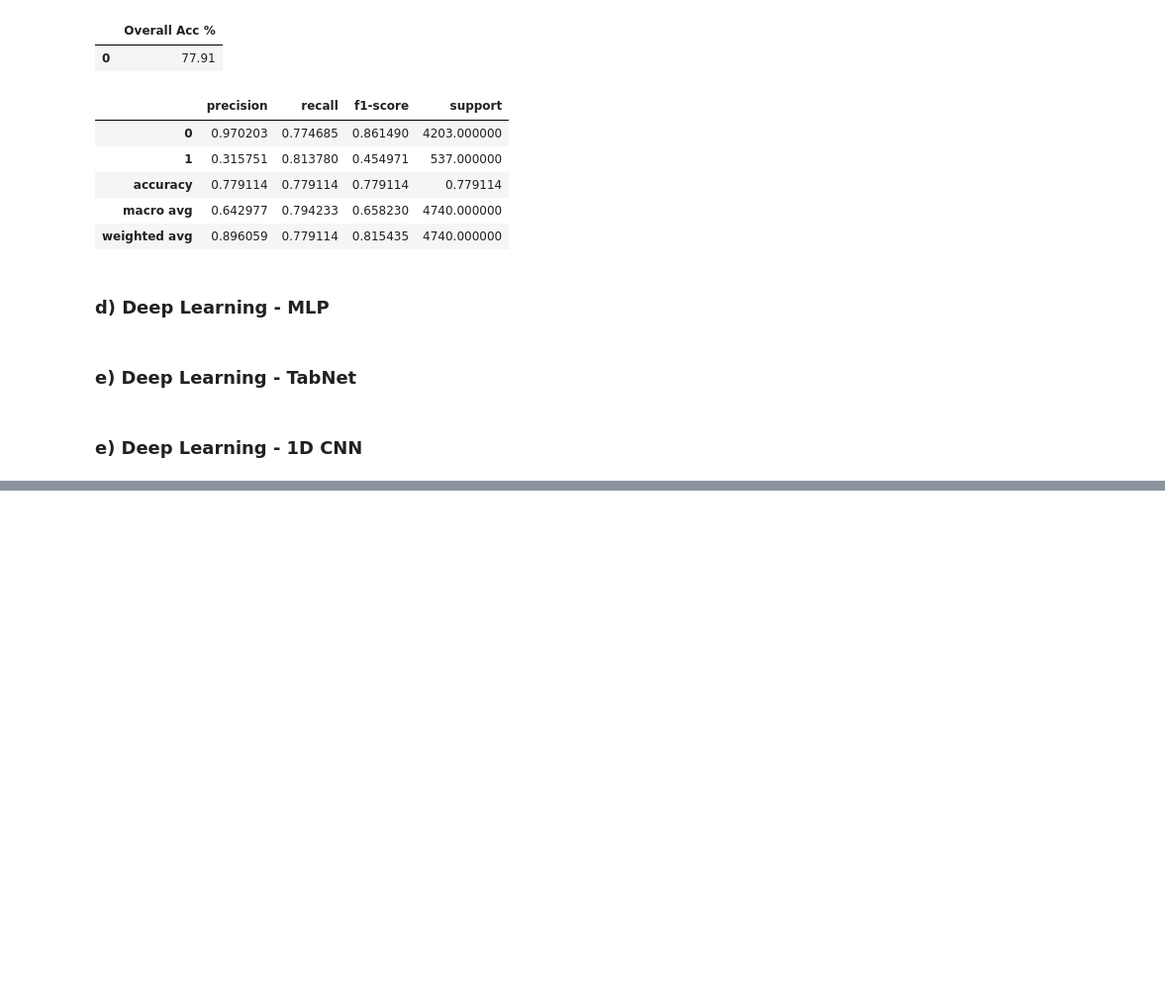
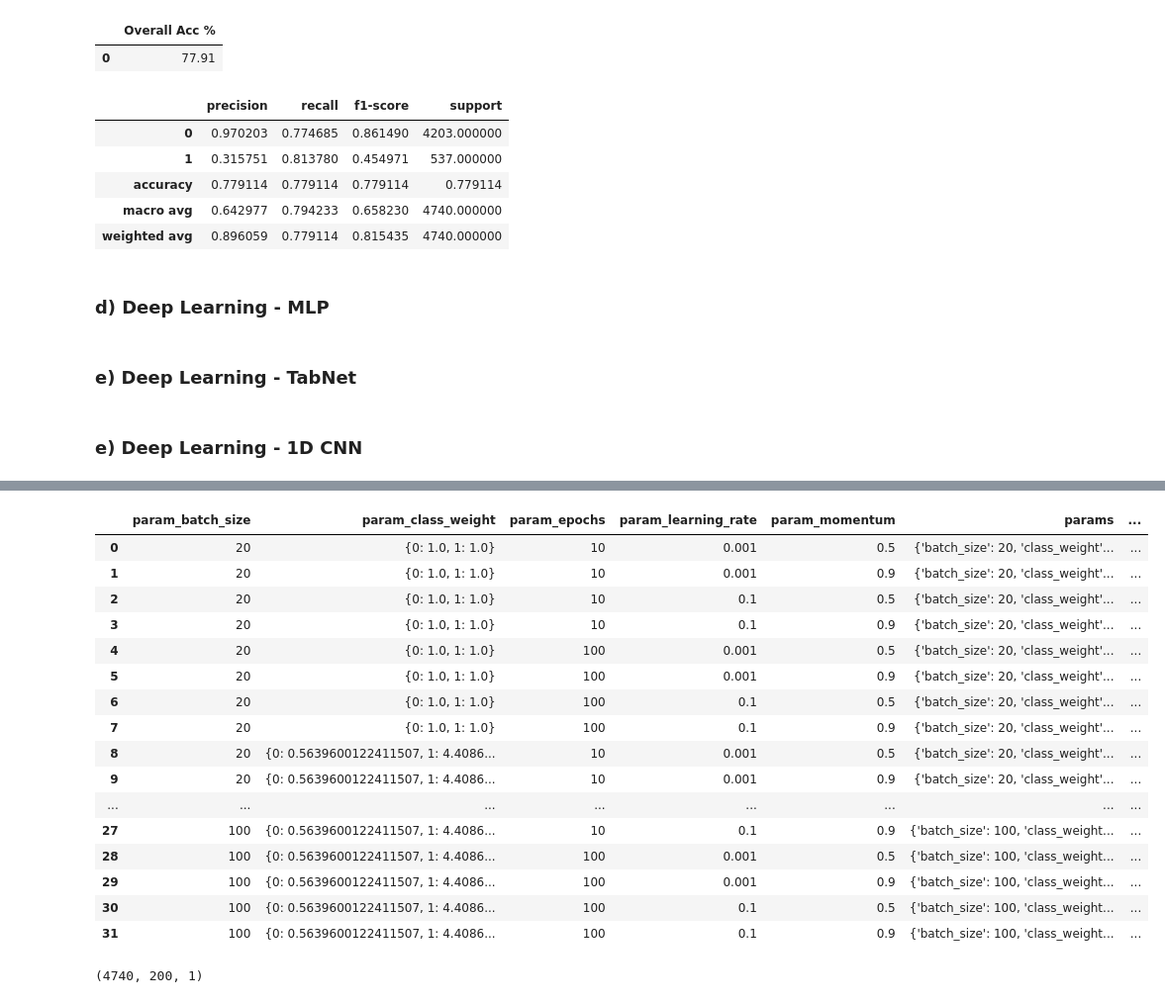
Before and after one commit to NicoleNL/ML-Speckle, a Jupyter notebook: MLSpeckle_20220106.ipynb, the cells around one changed output, grey strips where cells are left out. Shown: that part at 99% size. Drawn from its saved outputs; the diff is of its cells as text; code cells hidden in the pictures; blank space fills up the shorter version.

```diff
--- a/MLSpeckle_20220106.ipynb
+++ b/MLSpeckle_20220106.ipynb
@@ -2342,0 +2410,20 @@ model.fit(X_train_scaled,y_train, class_weight=class_weights,batch_size = 500, e
+# %%
+X_train_scaled = pd.read_csv(dataprep_path+"TrainData_Corr0.95Rem.csv")
+y_train = X_train_scaled["SPECKLE"]
+X_train_scaled = X_train_scaled.drop(["SPECKLE"],axis=1)
+
+X_val_scaled = pd.read_csv(dataprep_path+"ValData_Normalized.csv")
+y_val = X_val_scaled["SPECKLE"]
+X_val_scaled = X_val_scaled.drop(["SPECKLE"],axis=1)
+
+#take top n important features only in train and validation
+n=200
+ns_df = pd.read_csv(featuresel_path+"Anova_Fs.csv")
+features = ns_df.head(n)[["Feature"]] #choose the top n important features
+X_train_scaled = X_train_scaled[features["Feature"]] #filter X_train_scaled with top n important features
+X_val_scaled = X_val_scaled[features["Feature"]] #filter X_val_scaled with top n important features
+
+print(X_train_scaled.shape)
+print(X_val_scaled.shape)
+print(y_train.value_counts())
+print(y_val.value_counts())
@@ -2342,0 +2439,4 @@ model.fit(X_train_scaled,y_train, class_weight=class_weights,batch_size = 500, e
+# %%
+#convert df to 1D array
+y_train = y_train.values
+X_train_scaled = X_train_scaled.values.reshape(X_train_scaled.shape[0], X_train_scaled.shape[1], 1)
@@ -2343,3 +2519,26 @@ model.fit(X_train_scaled,y_train, class_weight=class_weights,batch_size = 500, e
+# %%
+import pandas as pd
+results_df = pd.DataFrame(grid_results.cv_results_)
+results_df= results_df.drop(["mean_fit_time","std_fit_time","mean_score_time","std_score_time","split0_test_score","split1_test_score","split2_test_score","split3_test_score","split4_test_score"],axis=1)
+results_df
+# %% [output]
+|  | param_batch_size | param_class_weight | param_epochs | param_learning_rate | param_momentum | params | ... |
+| 0 | 20 | {0: 1.0, 1: 1.0} | 10 | 0.001 | 0.5 | {'batch_size': 20, 'class_weight'... | ... |
+| 1 | 20 | {0: 1.0, 1: 1.0} | 10 | 0.001 | 0.9 | {'batch_size': 20, 'class_weight'... | ... |
+| 2 | 20 | {0: 1.0, 1: 1.0} | 10 | 0.1 | 0.5 | {'batch_size': 20, 'class_weight'... | ... |
+| 3 | 20 | {0: 1.0, 1: 1.0} | 10 | 0.1 | 0.9 | {'batch_size': 20, 'class_weight'... | ... |
+| 4 | 20 | {0: 1.0, 1: 1.0} | 100 | 0.001 | 0.5 | {'batch_size': 20, 'class_weight'... | ... |
+| 5 | 20 | {0: 1.0, 1: 1.0} | 100 | 0.001 | 0.9 | {'batch_size': 20, 'class_weight'... | ... |
+| 6 | 20 | {0: 1.0, 1: 1.0} | 100 | 0.1 | 0.5 | {'batch_size': 20, 'class_weight'... | ... |
+| 7 | 20 | {0: 1.0, 1: 1.0} | 100 | 0.1 | 0.9 | {'batch_size': 20, 'class_weight'... | ... |
+| 8 | 20 | {0: 0.5639600122411507, 1: 4.4086... | 10 | 0.001 | 0.5 | {'batch_size': 20, 'class_weight'... | ... |
+| 9 | 20 | {0: 0.5639600122411507, 1: 4.4086... | 10 | 0.001 | 0.9 | {'batch_size': 20, 'class_weight'... | ... |
+| ... | ... | ... | ... | ... | ... | ... | ... |
+| 27 | 100 | {0: 0.5639600122411507, 1: 4.4086... | 10 | 0.1 | 0.9 | {'batch_size': 100, 'class_weight... | ... |
+| 28 | 100 | {0: 0.5639600122411507, 1: 4.4086... | 100 | 0.001 | 0.5 | {'batch_size': 100, 'class_weight... | ... |
+| 29 | 100 | {0: 0.5639600122411507, 1: 4.4086... | 100 | 0.001 | 0.9 | {'batch_size': 100, 'class_weight... | ... |
+| 30 | 100 | {0: 0.5639600122411507, 1: 4.4086... | 100 | 0.1 | 0.5 | {'batch_size': 100, 'class_weight... | ... |
+| 31 | 100 | {0: 0.5639600122411507, 1: 4.4086... | 100 | 0.1 | 0.9 | {'batch_size': 100, 'class_weight... | ... |
 # %%
 import joblib
 from sklearn import metrics
@@ -2351,9 +2550,12 @@ if not os.path.exists(model_path):
     os.makedirs(model_path)
 
 #MODEL SAVING
-joblib.dump(model, model_path+"CNNmodel.joblib")
+from keras.models import load_model
+model.model.save(model_path+'CNNmodel.h5')
 
 # Predicting the classes for validation set
+X_val_scaled = X_val_scaled.values.reshape(X_val_scaled.shape[0], X_val_scaled.shape[1], 1)
+print(X_val_scaled.shape)
 y_pred = model.predict(X_val_scaled)
 
 #overall accuracy
@@ -2389,7 +2591,5 @@ else:
     cf_matrix = pd.concat([cf_matrix,class_acc],axis=1).sort_values(by=['Accuracy %'], ascending=ascend)
 
 cf_matrix.to_csv(model_path+"Confusion_Matrix.csv",index=False)
-
-#validation results
-val_results = pd.concat([X_val_sf,X_val_scaled,pd.DataFrame(y_val),pd.DataFrame(y_pred,columns = ["PRED_SPECKLE"])],axis=1)
-val_results.to_csv(model_path+"Val_results.csv",index=False)
+# %% [output]
+(4740, 200, 1)
```
Also changed, not shown: parts of 54 cells of this notebook.
